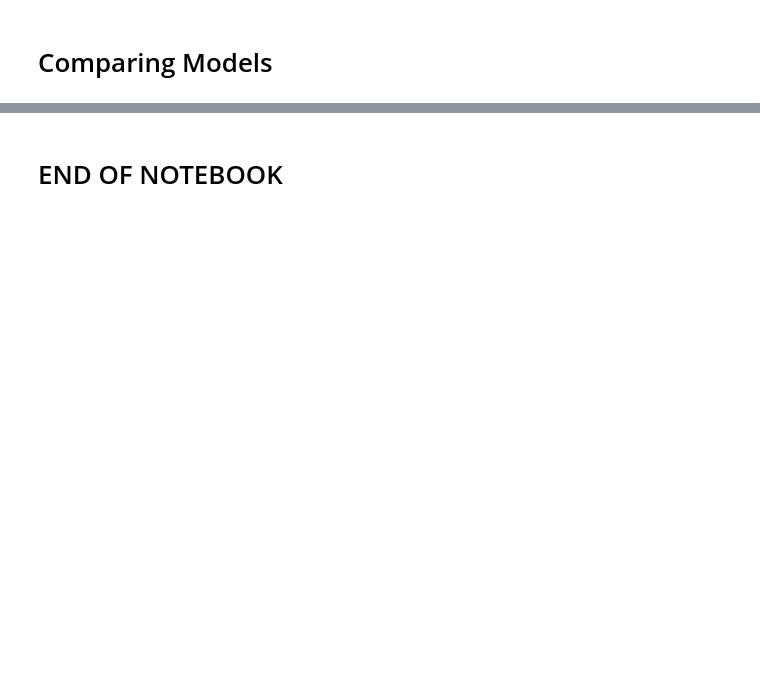
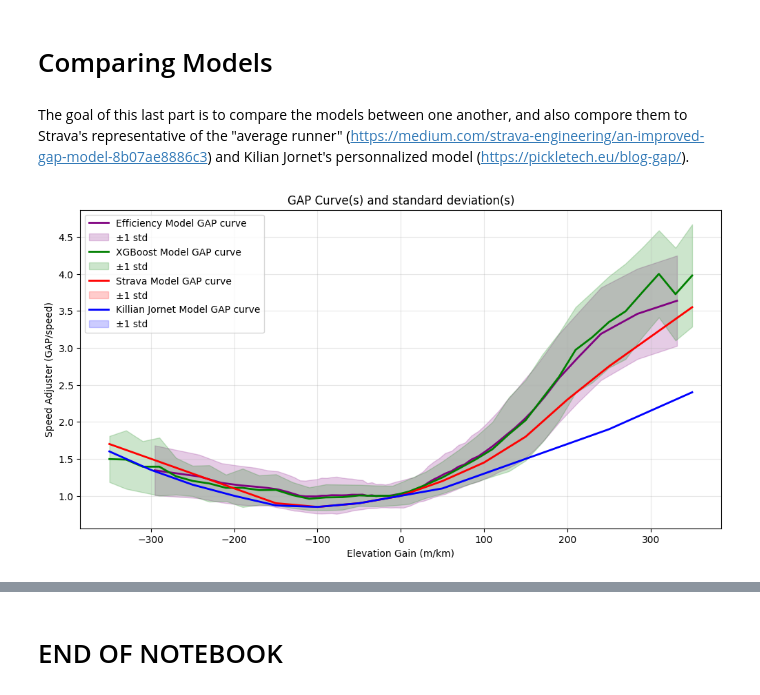
Before and after one commit to tanguy0/TrailMetrics, a Jupyter notebook: notebook/gap/full-flow.ipynb, the cells around one changed output, grey strips where cells are left out. Saved outputs shown, nothing was run; the diff lists cells and outputs as text; code cells hidden in the pictures; blank space fills up the shorter version.

```diff
--- a/notebook/gap/full-flow.ipynb
+++ b/notebook/gap/full-flow.ipynb
@@ -303,2 +292,36 @@ if VERBOSE:
 # %% [markdown]
 # Comparing Models
+# %% [markdown]
+The goal of this last part is to compare the models between one another, and also compore them to Strava's representative of the "average runner" (https://medium.com/strava-engineering/an-improved-gap-model-8b07ae8886c3) and Kilian Jornet's personnalized model (https://pickletech.eu/blog-gap/).
+# %%
+# Build Strava's average runner model
+strava_model_gap_curve = {
+    'bin_centers': np.array([-350, -300, -250, -200, -150, -100, -50, 0, 50, 100, 150, 200, 250, 300, 350]),
+    'means': np.array([1.7, 1.5, 1.3, 1.1, 0.9, 0.85, 0.9, 1, 1.2, 1.45, 1.8, 2.3, 2.75, 3.15, 3.55]),
+    'stds': np.array([0] * 15),
+    'counts': np.array([1] * 15),
+    'color': 'red',
+}
+# %%
+# Build Killian Jornet's model
+killian_model_gap_curve = {
+    'bin_centers': np.array([-350, -300, -250, -200, -150, -100, -50, 0, 50, 100, 150, 200, 250, 300, 350]),
+    'means': np.array([1.6, 1.35, 1.15, 1, 0.87, 0.85, 0.9, 1, 1.1, 1.3, 1.5, 1.7, 1.9, 2.15, 2.4]),
+    'stds': np.array([0] * 15),
+    'counts': np.array([1] * 15),
+    'color': 'blue',
+}
+# %%
+# plot all the curves together
+gap_curves = {
+    'Efficiency Model': efficiency_model_gap_curve,
+    'XGBoost Model': xgboost_model_gap_curve,
+    'Strava Model': strava_model_gap_curve,
+    'Killian Jornet Model': killian_model_gap_curve
+}
+fig = plot_gap_curves(gap_curves)
+
+if VERBOSE:
+    fig.show()
+# %% [output]
+[figure, added]
```
Also changed, not shown: parts of 16 cells of this notebook, 2 other files.
